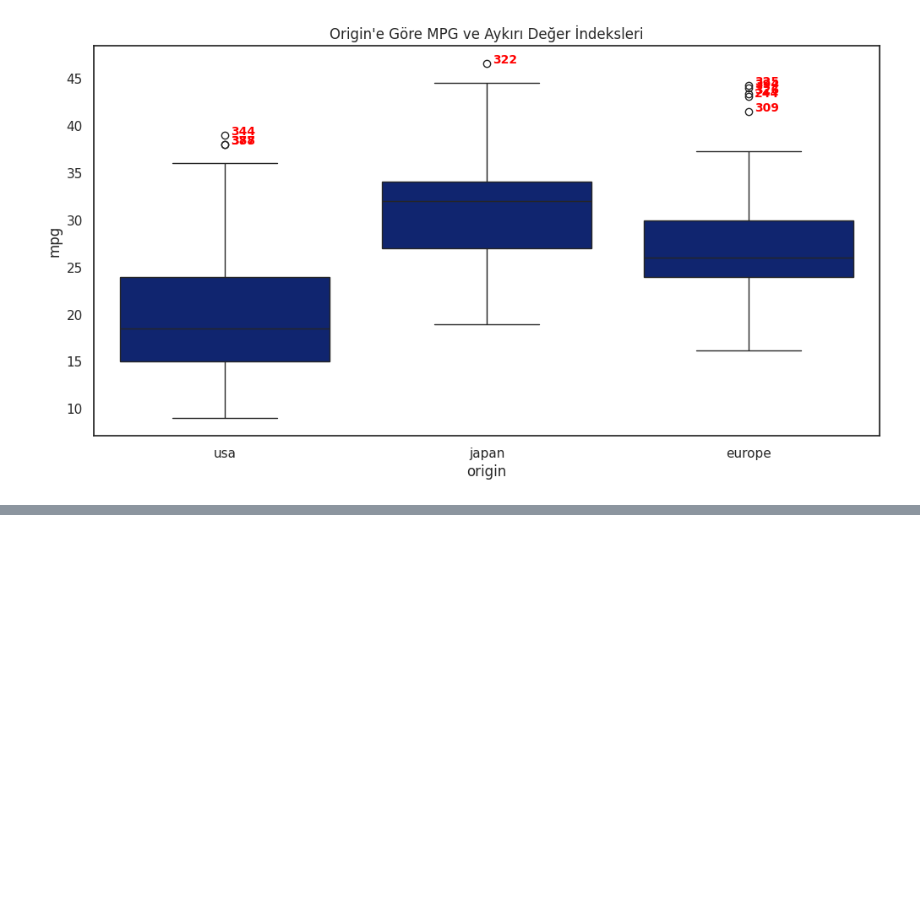
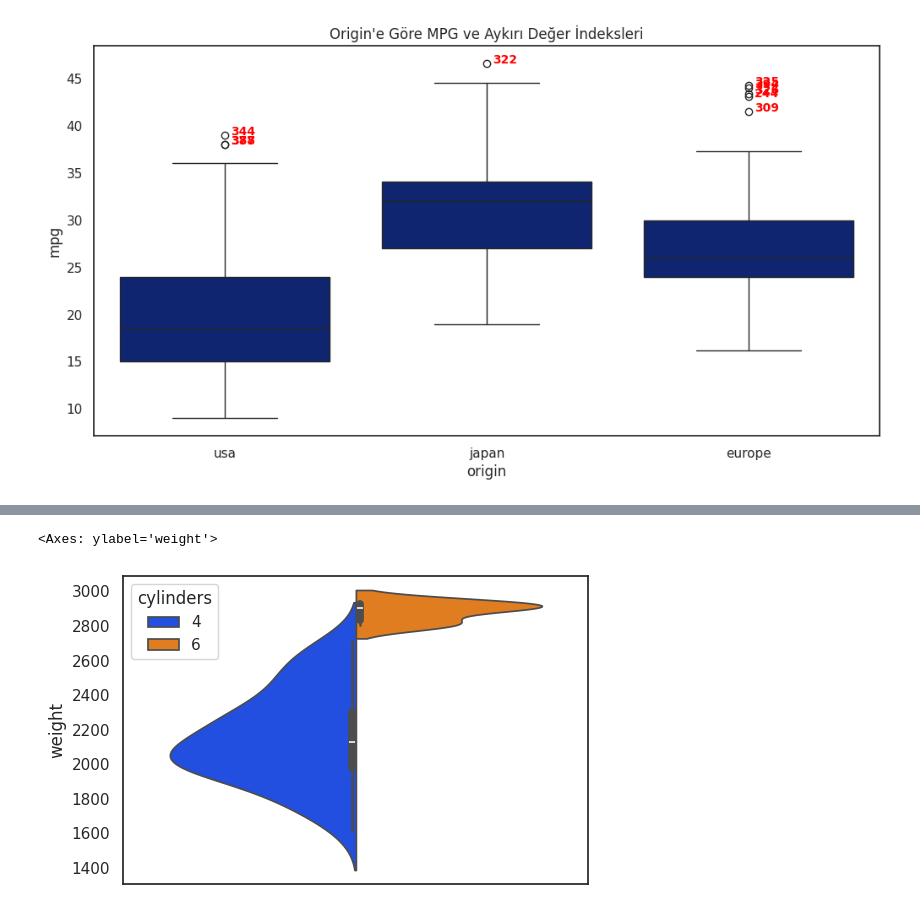
Before and after one commit to azem46/Python_Colab_Handbook, a Jupyter notebook: Python_Veri_Görsellestirme.ipynb, the cells around one changed output, grey strips where cells are left out. Saved outputs shown, nothing was run; the diff lists cells and outputs as text; code cells hidden in the pictures; blank space fills up the shorter version.

```diff
--- a/Python_Veri_Görsellestirme.ipynb
+++ b/Python_Veri_Görsellestirme.ipynb
@@ -1171,0 +1200,14 @@ plt.show()
+# %%
+#grafikleri ortak grafikte karşılaştırmak istersek
+sns.violinplot(
+    data=araba[araba['origin']== 'japan'],
+    y='weight',
+    hue='cylinders',
+    palette="bright",
+    split=True #iki kategori olduğundan emin olmalıyız.
+
+
+)
+# %% [output]
+<Axes: ylabel='weight'>
+[figure, added]
```
Also changed, not shown: parts of 20 cells of this notebook.
